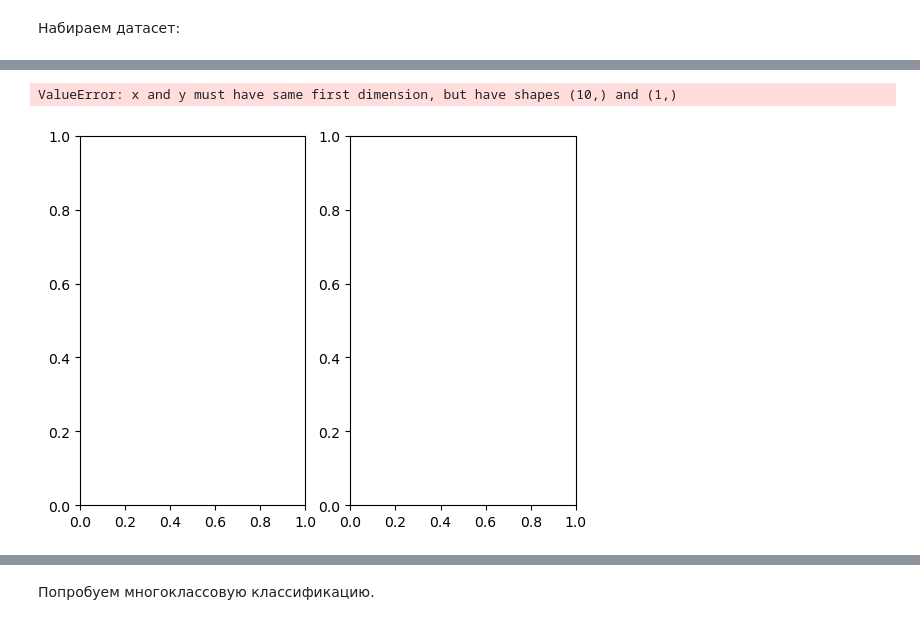
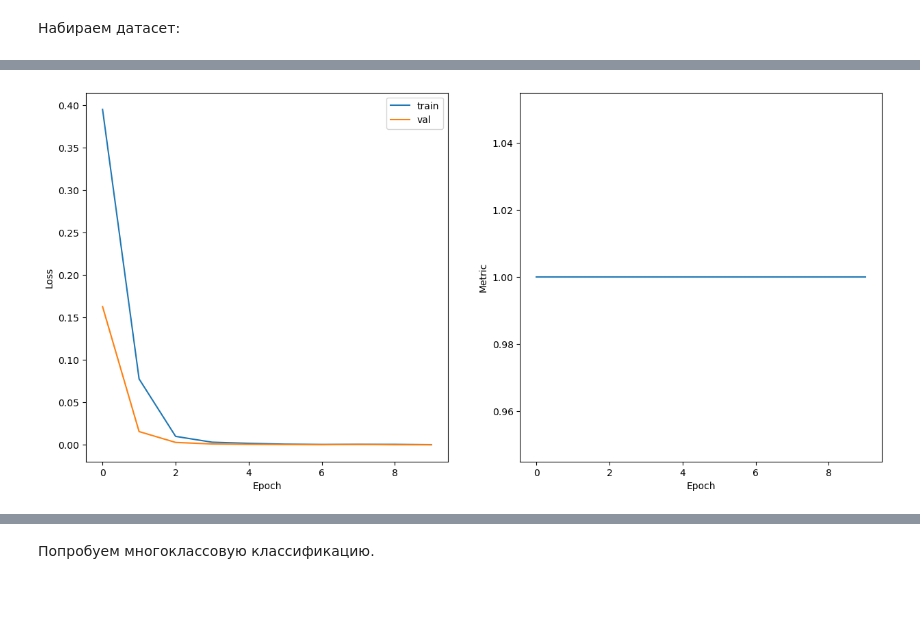
Before and after one commit to xndrleib/Motor-Fault-Detection, a Jupyter notebook: notebooks/Spectrogram.ipynb, the cells around one changed output, grey strips where cells are left out. Saved outputs shown, nothing was run; the diff lists cells and outputs as text; code cells hidden in the pictures; blank space fills up the shorter version.

Commit message:
Edit NN training code

```diff
--- a/notebooks/Spectrogram.ipynb
+++ b/notebooks/Spectrogram.ipynb
@@ -316,65 +314,74 @@ class ResNet1d(torch.nn.Module):
 # %%
 import IPython
 import IPython.display
 from sklearn.metrics import f1_score
 
 
 EPOCHS = 10
 resnet_1d = ResNet1d()
 optimizer = torch.optim.Adam(resnet_1d.parameters())
 criterion = torch.nn.BCELoss()
 
 
-def train(model, train_loader, val_loader, epochs, criterion, optimizer, metric, filename, mode='binary', average='binary'):
-    best_val_metric = np.inf
+def train(model,
+          train_loader,
+          val_loader,
+          epochs,
+          criterion,
+          dtype,
+          optimizer,
+          metric,
+          filename,
+          mode='binary',
+          average='binary'):
+    best_val_loss = np.inf
     epoch_train = []
     epoch_val = []
     epoch_metric = []
     for epoch in range(epochs):
         model.train()
         train_loss = []
         val_loss = []
         val_metric = []
         for x, y in train_loader:
             optimizer.zero_grad()
             out = model(x)
-            loss = criterion(out, y.to(dtype=torch.float))
+            loss = criterion(out, y.to(dtype=dtype))
             train_loss.append(loss.item())
             loss.backward()
             optimizer.step()
-    epoch_train.append(sum(train_loss) / len(train_loader))
-    model.eval()
-    with torch.no_grad():
-        for x, y in val_loader:
-            out = model(x)
-            loss = criterion(out, y.to(dtype=torch.float))
-            val_loss.append(loss.item())
-            if mode == 'binary':
-                val_metric.append(metric(y, out > 0.5, average=average))
-            else:
-                val_metric.append(metric(y, torch.argmax(out, dim=1), average=average))
-    mean_val_metric = sum(val_metric) / len(val_loader)
-    if mean_val_metric < best_val_metric:
-        torch.save(model.state_dict(), filename)
-    epoch_val.append(sum(val_loss) / len(val_loader))
-    epoch_metric.append(mean_val_metric)
-    IPython.display.clear_output()
-    fig, ax = plt.subplots(nrows=1, ncols=2)
-    ax[0].plot(list(range(0, epoch+1)), epoch_train, label='train')
-    ax[0].plot(list(range(0, epoch+1)), epoch_val, label='val')
-    ax[0].set_legend()
-    ax[0].set_xlabel('Epoch')
-    ax[0].set_ylabel('Loss')
-    ax[1].plot(list(range(0, epoch+1)), epoch_metric)
-    ax[0].set_xlabel('Epoch')
-    ax[0].set_ylabel('Metric')
-    plt.show()
+        epoch_train.append(sum(train_loss) / len(train_loader))
+        model.eval()
+        with torch.no_grad():
+            for x, y in val_loader:
+                out = model(x)
+                loss = criterion(out, y.to(dtype=dtype))
+                val_loss.append(loss.item())
+                if mode == 'binary':
+                    val_metric.append(metric(y, out > 0.5, average=average))
+                else:
+                    val_metric.append(metric(y, torch.argmax(out, dim=1), average=average))
+        mean_val_loss = sum(val_loss) / len(val_loader)
+        if mean_val_loss < best_val_loss:
+            torch.save(model.state_dict(), filename)
+        epoch_val.append(mean_val_loss)
+        epoch_metric.append(sum(val_metric) / len(val_loader))
+        IPython.display.clear_output()
+        fig, ax = plt.subplots(nrows=1, ncols=2, figsize=(15, 7))
+        ax[0].plot(list(range(0, epoch+1)), epoch_train, label='train')
+        ax[0].plot(list(range(0, epoch+1)), epoch_val, label='val')
+        ax[0].legend()
+        ax[0].set_xlabel('Epoch')
+        ax[0].set_ylabel('Loss')
+        ax[1].plot(list(range(0, epoch+1)), epoch_metric)
+        ax[1].set_xlabel('Epoch')
+        ax[1].set_ylabel('Metric')
+        plt.show()
 
 
-train(resnet_1d, train_loader, val_loader, EPOCHS, criterion, optimizer, f1_score, 'best_1d.pt')
+train(resnet_1d, train_loader, val_loader, EPOCHS, criterion, torch.float, optimizer, f1_score, 'best_1d.pt')
 # %% [output]
-ValueError: x and y must have same first dimension, but have shapes (10,) and (1,)
-[figure, old version]
+[figure, new version]
 # %%
 from sklearn.metrics import confusion_matrix
 import seaborn as sns
```
Also changed, not shown: parts of 11 cells of this notebook.
